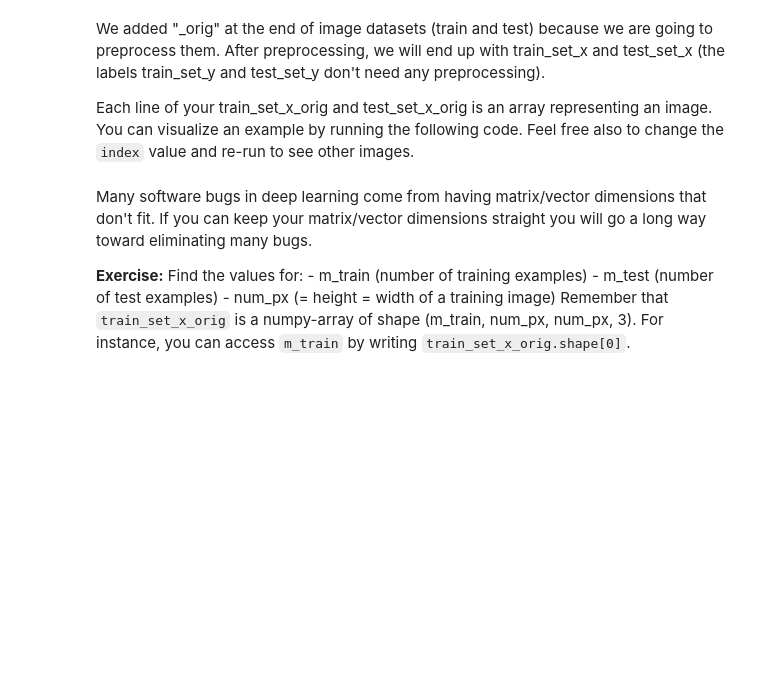
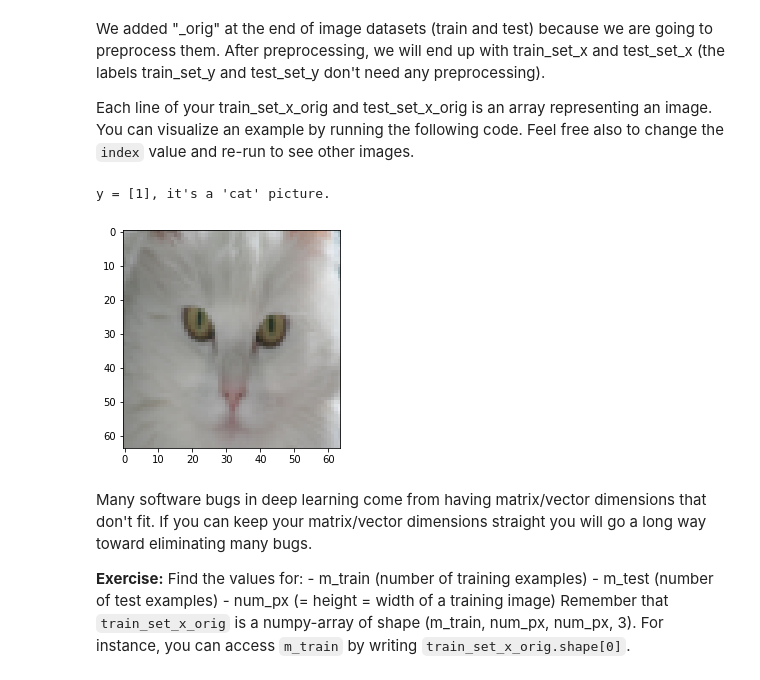
Before and after one commit to zcsd/deeplearning.ai-coursera, a Jupyter notebook: C1 Neural Networks and Deep Learning/Logistic Regression with a Neural Network mindset.ipynb, the cells around one changed output. Cells and saved outputs as stored; diff of their text form; code cells hidden in the pictures; blank space fills up the shorter version.

```diff
--- a/C1 Neural Networks and Deep Learning/Logistic Regression with a Neural Network mindset.ipynb
+++ b/C1 Neural Networks and Deep Learning/Logistic Regression with a Neural Network mindset.ipynb
@@ -52,9 +50,12 @@ We added "_orig" at the end of image datasets (train and test) because we are go
 Each line of your train_set_x_orig and test_set_x_orig is an array representing an image. You can visualize an example by running the following code. Feel free also to change the `index` value and re-run to see other images.
 # %%
 # Example of a picture
-index = 25
+index = 50
 plt.imshow(train_set_x_orig[index])
 print ("y = " + str(train_set_y[:,index]) + ", it's a '" + classes[np.squeeze(train_set_y[:,index])].decode("utf-8") +  "' picture.")
+# %% [output]
+y = [1], it's a 'cat' picture.
+[figure, added]
 # %% [markdown]
 Many software bugs in deep learning come from having matrix/vector dimensions that don't fit. If you can keep your matrix/vector dimensions straight you will go a long way toward eliminating many bugs.
 
```
Also changed, not shown: parts of 19 cells of this notebook, 5 other files.
